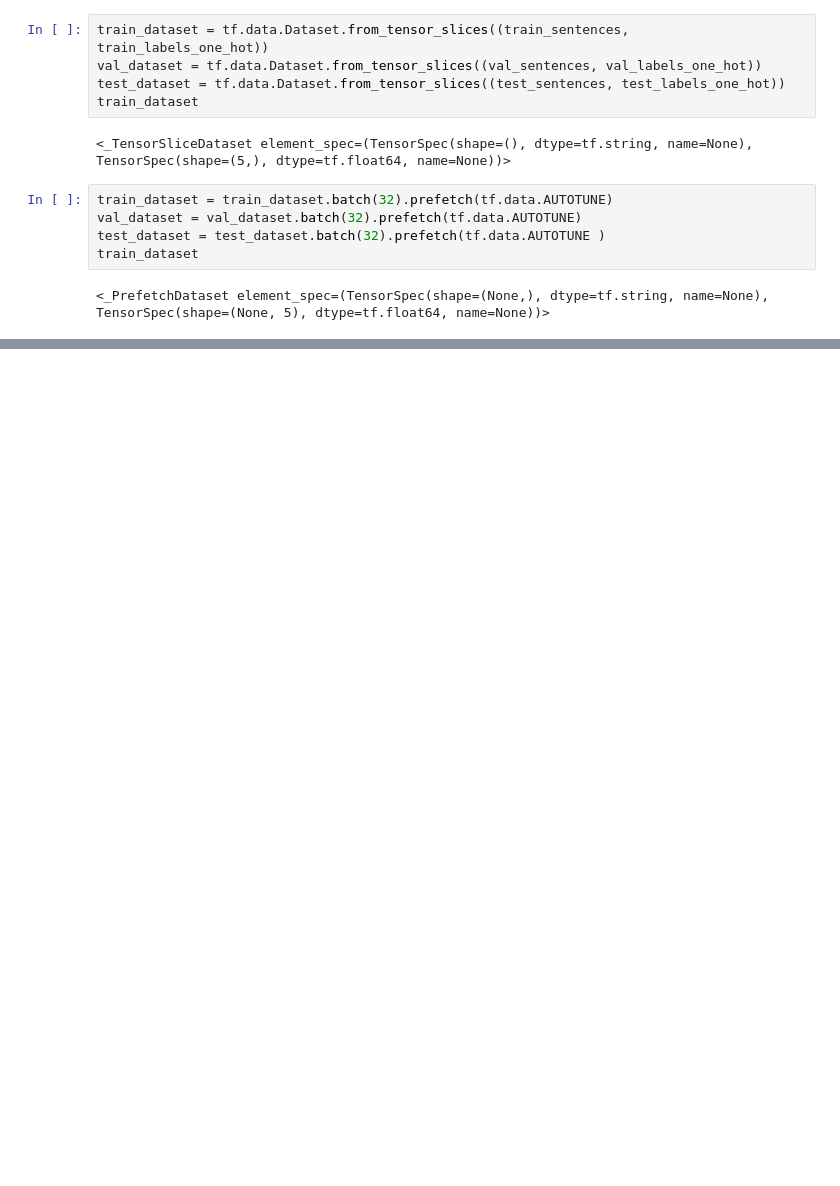
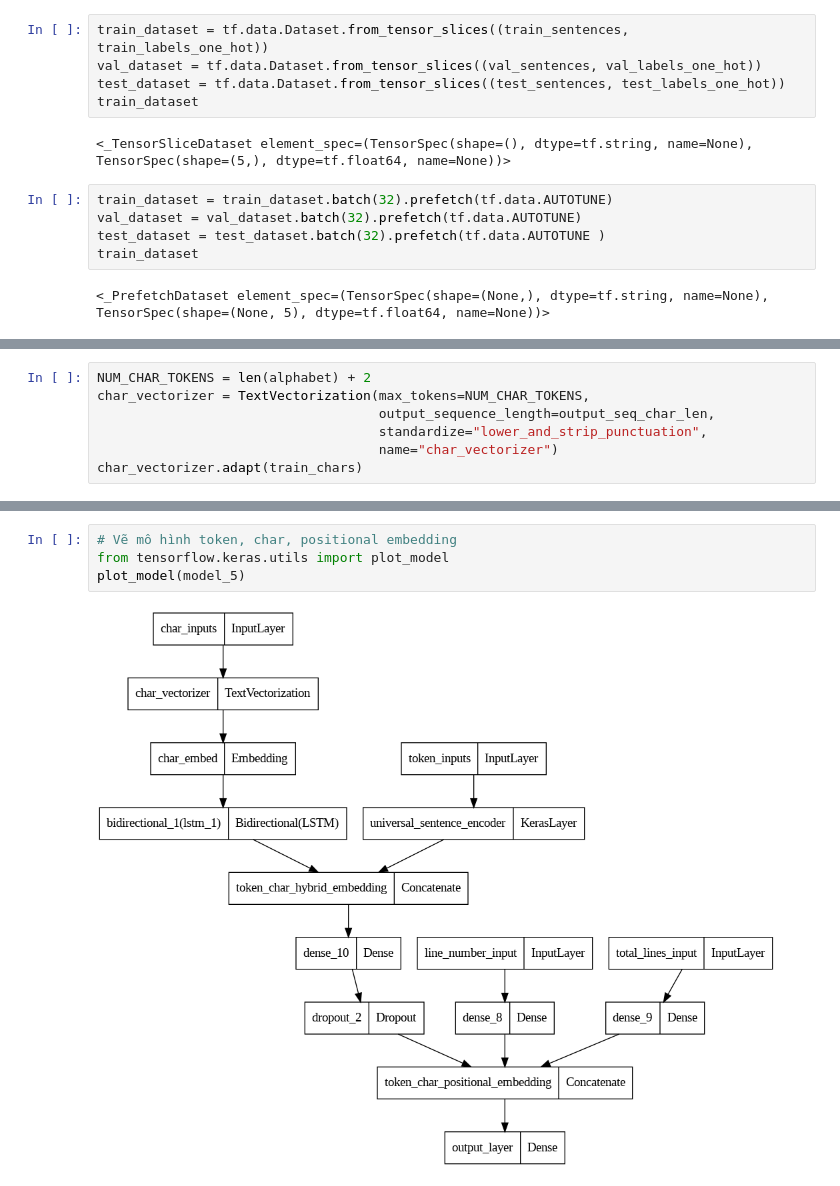
Before and after one commit to namtoptall/DataScience, a Jupyter notebook: SkimLab.ipynb, the cells around one changed output, grey strips where cells are left out. Drawn from its saved outputs; the diff is of its cells as text; blank space fills up the shorter version.

```diff
--- a/SkimLab.ipynb
+++ b/SkimLab.ipynb
@@ -430,0 +618,7 @@ train_dataset
+# %%
+NUM_CHAR_TOKENS = len(alphabet) + 2
+char_vectorizer = TextVectorization(max_tokens=NUM_CHAR_TOKENS,
+                                    output_sequence_length=output_seq_char_len,
+                                    standardize="lower_and_strip_punctuation",
+                                    name="char_vectorizer")
+char_vectorizer.adapt(train_chars)
@@ -430,0 +1030,6 @@ train_dataset
+# %%
+# Vẽ mô hình token, char, positional embedding
+from tensorflow.keras.utils import plot_model
+plot_model(model_5)
+# %% [output]
+[figure, added]
```
Also changed, not shown: parts of 78 cells of this notebook.
